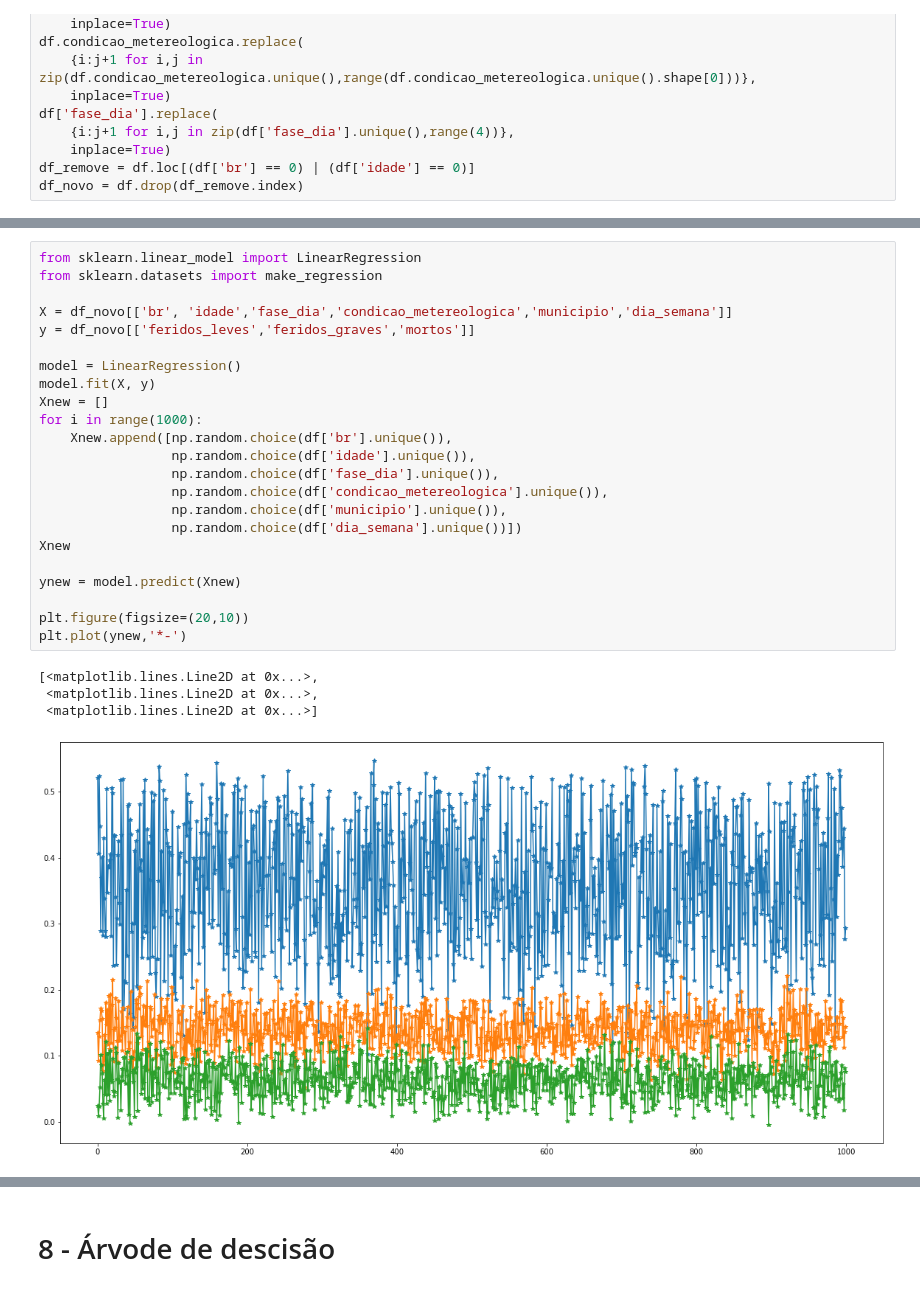
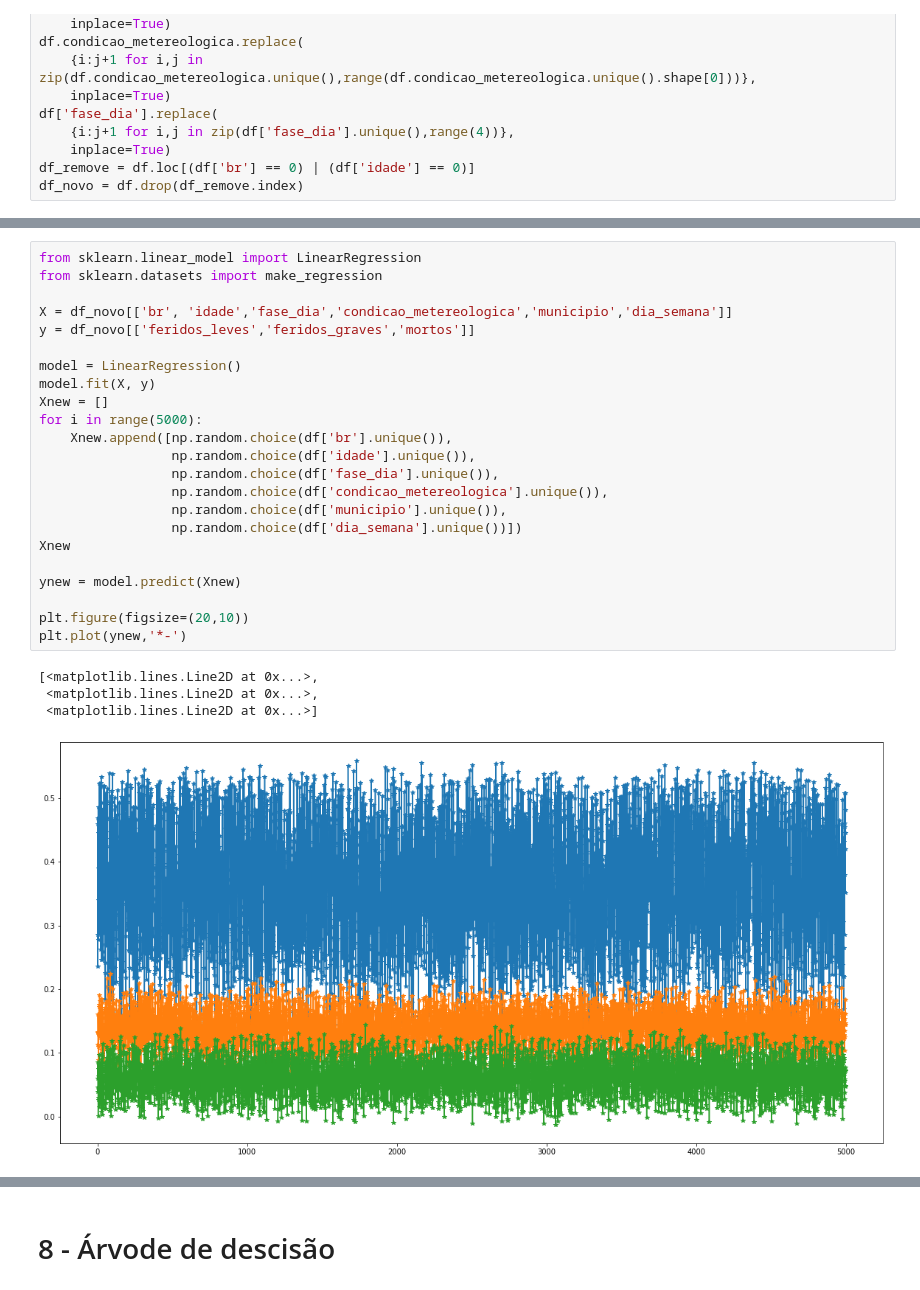
Before and after one commit to RenoirSampaio/DS-FinalProject, a Jupyter notebook: DS_FinalProject.ipynb, the cells around one changed output, grey strips where cells are left out. Saved outputs shown, nothing was run; the diff lists cells and outputs as text.

```diff
--- a/DS_FinalProject.ipynb
+++ b/DS_FinalProject.ipynb
@@ -496,31 +494,31 @@ df
 # %%
 from sklearn.linear_model import LinearRegression
 from sklearn.datasets import make_regression
 
 X = df_novo[['br', 'idade','fase_dia','condicao_metereologica','municipio','dia_semana']]
 y = df_novo[['feridos_leves','feridos_graves','mortos']]
 
 model = LinearRegression()
 model.fit(X, y)
 Xnew = []
-for i in range(1000):
+for i in range(5000):
     Xnew.append([np.random.choice(df['br'].unique()),
                  np.random.choice(df['idade'].unique()),
                  np.random.choice(df['fase_dia'].unique()),
                  np.random.choice(df['condicao_metereologica'].unique()),
                  np.random.choice(df['municipio'].unique()),
                  np.random.choice(df['dia_semana'].unique())])
 Xnew
 
 ynew = model.predict(Xnew)
 
 plt.figure(figsize=(20,10))
 plt.plot(ynew,'*-')
 # %% [output]
 [<matplotlib.lines.Line2D at 0x...>,
  <matplotlib.lines.Line2D at 0x...>,
  <matplotlib.lines.Line2D at 0x...>]
-[figure, old version]
+[figure, new version]
 # %%
 #'feridos_leves','feridos_graves','mortos'
 medias = np.mean(ynew,axis=0)
```
Also changed, not shown: parts of 21 cells of this notebook.
